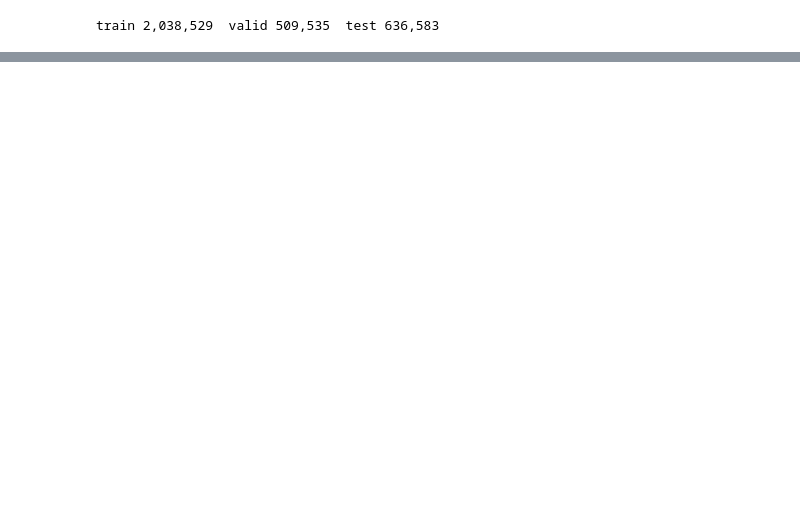
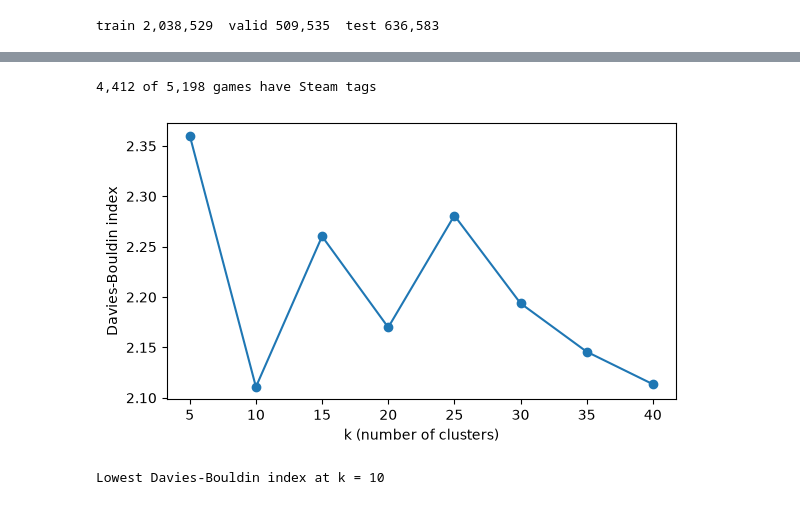
Before and after one commit to sribn/02807-computational-tools-for-data-science, a Jupyter notebook: recommender.ipynb, the cells around one changed output, grey strips where cells are left out. Cells and saved outputs as stored; diff of their text form; code cells hidden in the pictures; blank space fills up the shorter version.

```diff
--- a/recommender.ipynb
+++ b/recommender.ipynb
@@ -33,5 +43,11 @@ train_full, test = data.split_per_user(inter.playtime, test_frac=0.2, seed=0)
 train, valid = data.split_per_user(train_full, test_frac=0.2, seed=1)
 
 print(f"train {train.nnz:,}  valid {valid.nnz:,}  test {test.nnz:,}")
+
+def score(scorer, fit_on, truth):
+    recs = evaluate.top_k(scorer, fit_on)
+    metrics = evaluate.ranking_metrics(recs, truth)
+    metrics.pop("users")
+    return {**metrics, "coverage": evaluate.catalogue_coverage(recs, n_games)}
 # %% [output]
 train 2,038,529  valid 509,535  test 636,583
@@ -181,0 +277,22 @@ for title in ["Counter-Strike: Global Offensive", "Sid Meier's Civilization V",
+# %%
+game_tags = clusters.load_game_tags()
+tagged = np.array([item_id in game_tags for item_id in inter.item_ids])
+tag_lists = [game_tags[item_id] for item_id in inter.item_ids[tagged]]
+vectors = clusters.unit_rows(model_idf.item_factors[tagged])
+print(f"{tagged.sum():,} of {n_games:,} games have Steam tags")
+
+db_scores, labels_by_k = clusters.kmeans_sweep(vectors, ks=range(5, 41, 5))
+best_k = int(db_scores.loc[db_scores["davies_bouldin"].idxmin(), "k"])
+
+fig, ax = plt.subplots(figsize=(6, 3.5))
+ax.plot(db_scores["k"], db_scores["davies_bouldin"], marker="o")
+ax.set_xlabel("k (number of clusters)")
+ax.set_ylabel("Davies-Bouldin index")
+fig.tight_layout()
+fig.savefig(FIGURES / "davies_bouldin.pdf")
+plt.show()
+print(f"Lowest Davies-Bouldin index at k = {best_k}")
+# %% [output]
+4,412 of 5,198 games have Steam tags
+[figure, added]
+Lowest Davies-Bouldin index at k = 10
```
Also changed, not shown: parts of 24 cells of this notebook, 11 other files.
